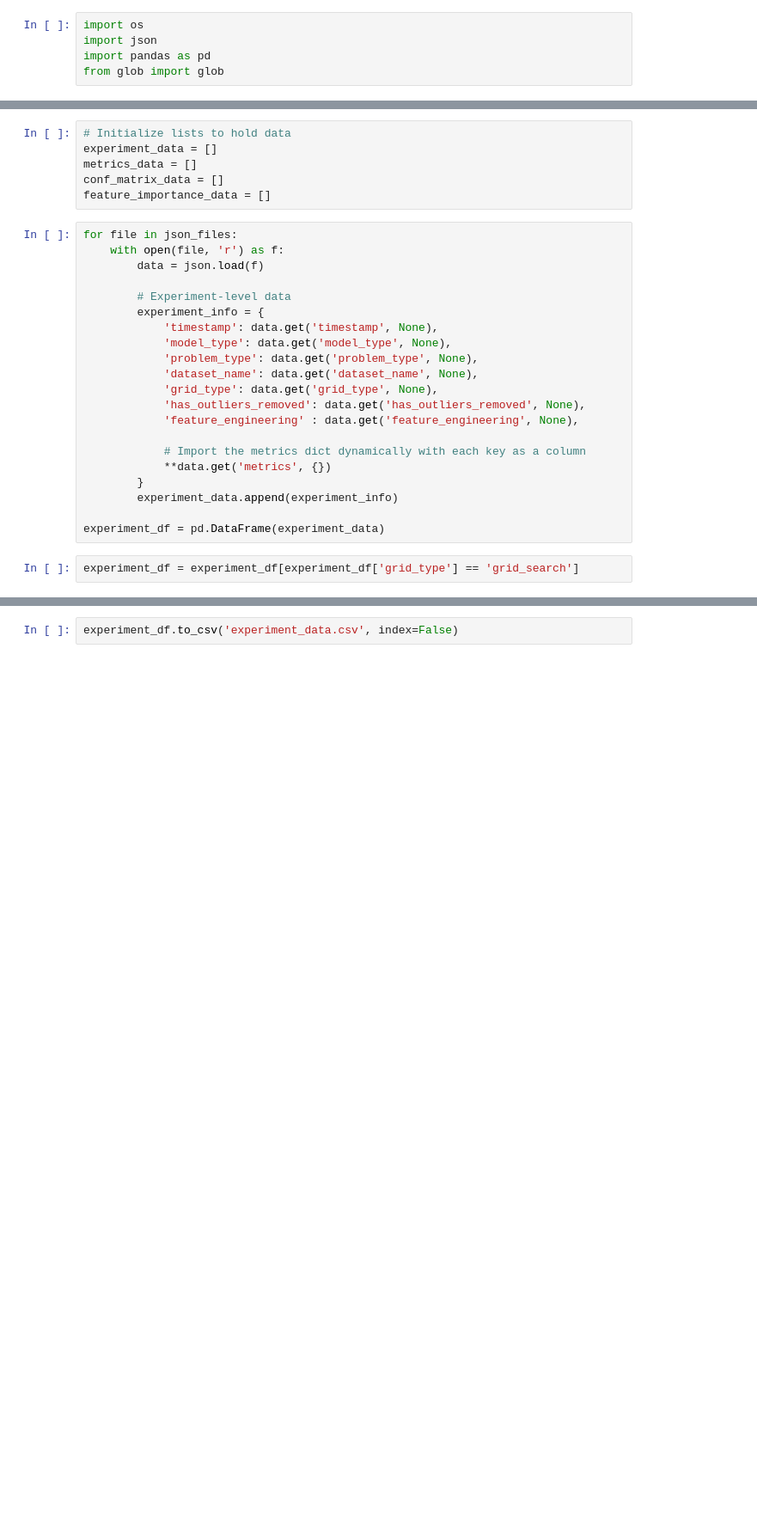
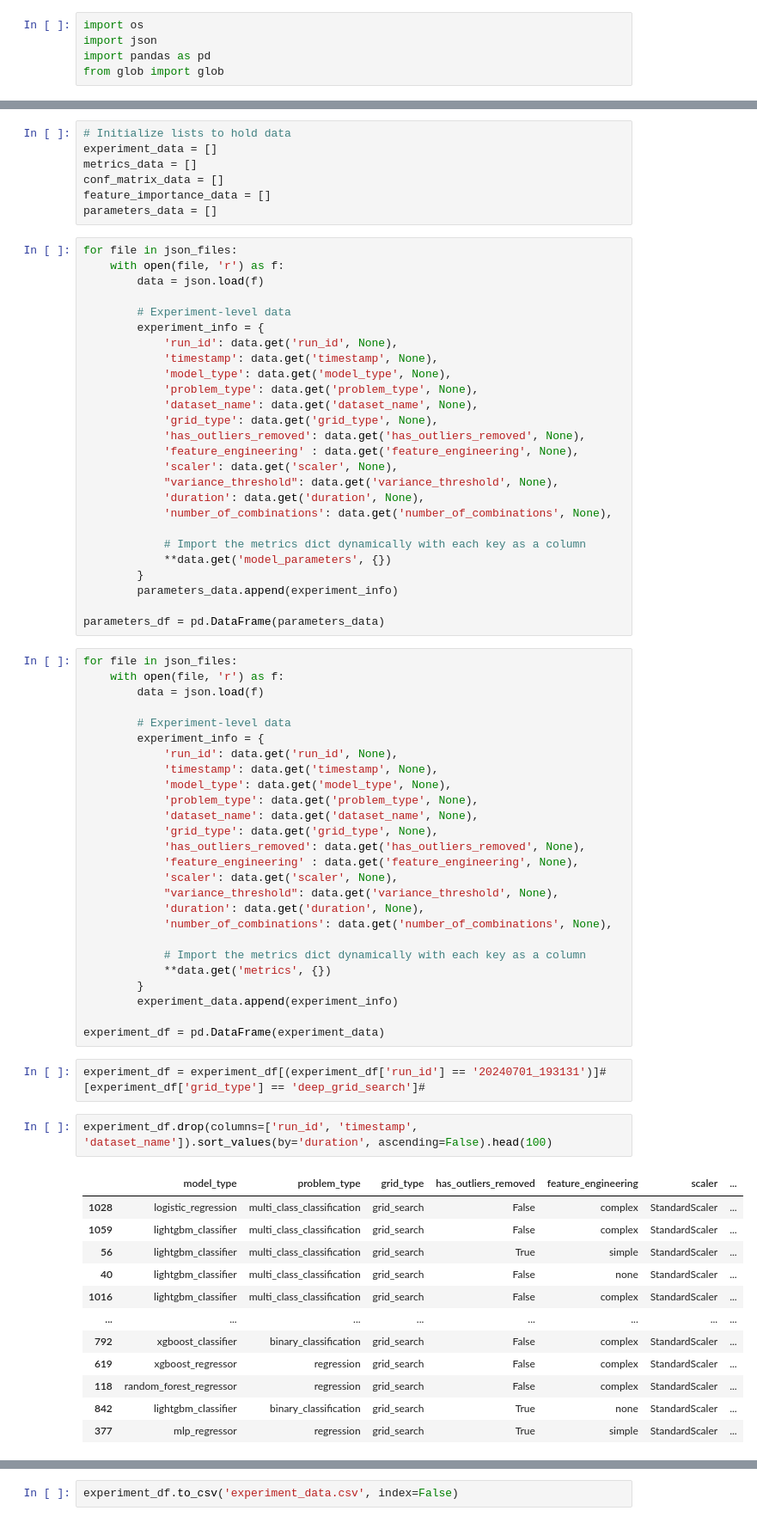
Before and after one commit to ilias1111/box-office-prediction, a Jupyter notebook: Code/4_machine_learning/metadata_analysis.ipynb, the cells around one changed output, grey strips where cells are left out. Shown: that part at 86% size. Drawn from its saved outputs; the diff is of its cells as text; blank space fills up the shorter version.

```diff
--- a/Code/4_machine_learning/metadata_analysis.ipynb
+++ b/Code/4_machine_learning/metadata_analysis.ipynb
@@ -19,6 +19,33 @@ experiment_data = []
 metrics_data = []
 conf_matrix_data = []
 feature_importance_data = []
+parameters_data = []
+# %%
+for file in json_files:
+    with open(file, 'r') as f:
+        data = json.load(f)
+
+        # Experiment-level data
+        experiment_info = {
+            'run_id': data.get('run_id', None),
+            'timestamp': data.get('timestamp', None),
+            'model_type': data.get('model_type', None),
+            'problem_type': data.get('problem_type', None),
+            'dataset_name': data.get('dataset_name', None),
+            'grid_type': data.get('grid_type', None),
+            'has_outliers_removed': data.get('has_outliers_removed', None),
+            'feature_engineering' : data.get('feature_engineering', None),
+            'scaler': data.get('scaler', None),
+            "variance_threshold": data.get('variance_threshold', None),
+            'duration': data.get('duration', None),
+            'number_of_combinations': data.get('number_of_combinations', None),
+
+            # Import the metrics dict dynamically with each key as a column
+            **data.get('model_parameters', {})
+        }
+        parameters_data.append(experiment_info)
+
+parameters_df = pd.DataFrame(parameters_data)
 # %%
 for file in json_files:
     with open(file, 'r') as f:
@@ -26,6 +53,7 @@ for file in json_files:
 
         # Experiment-level data
         experiment_info = {
+            'run_id': data.get('run_id', None),
             'timestamp': data.get('timestamp', None),
             'model_type': data.get('model_type', None),
             'problem_type': data.get('problem_type', None),
@@ -33,6 +61,10 @@ for file in json_files:
             'grid_type': data.get('grid_type', None),
             'has_outliers_removed': data.get('has_outliers_removed', None),
             'feature_engineering' : data.get('feature_engineering', None),
+            'scaler': data.get('scaler', None),
+            "variance_threshold": data.get('variance_threshold', None),
+            'duration': data.get('duration', None),
+            'number_of_combinations': data.get('number_of_combinations', None),
 
             # Import the metrics dict dynamically with each key as a column
             **data.get('metrics', {})
@@ -41,4 +73,19 @@ for file in json_files:
 
 experiment_df = pd.DataFrame(experiment_data)
 # %%
-experiment_df = experiment_df[experiment_df['grid_type'] == 'grid_search']
+experiment_df = experiment_df[(experiment_df['run_id'] == '20240701_193131')]#[experiment_df['grid_type'] == 'deep_grid_search']#
+# %%
+experiment_df.drop(columns=['run_id', 'timestamp', 'dataset_name']).sort_values(by='duration', ascending=False).head(100)
+# %% [output]
+|  | model_type | problem_type | grid_type | has_outliers_removed | feature_engineering | scaler | ... |
+| 1028 | logistic_regression | multi_class_classification | grid_search | False | complex | StandardScaler | ... |
+| 1059 | lightgbm_classifier | multi_class_classification | grid_search | False | complex | StandardScaler | ... |
+| 56 | lightgbm_classifier | multi_class_classification | grid_search | True | simple | StandardScaler | ... |
+| 40 | lightgbm_classifier | multi_class_classification | grid_search | False | none | StandardScaler | ... |
+| 1016 | lightgbm_classifier | multi_class_classification | grid_search | False | complex | StandardScaler | ... |
+| ... | ... | ... | ... | ... | ... | ... | ... |
+| 792 | xgboost_classifier | binary_classification | grid_search | False | complex | StandardScaler | ... |
+| 619 | xgboost_regressor | regression | grid_search | False | complex | StandardScaler | ... |
+| 118 | random_forest_regressor | regression | grid_search | False | complex | StandardScaler | ... |
+| 842 | lightgbm_classifier | binary_classification | grid_search | True | none | StandardScaler | ... |
+| 377 | mlp_regressor | regression | grid_search | True | simple | StandardScaler | ... |
```
Also changed, not shown: parts of 9 cells of this notebook, 13 other files.
